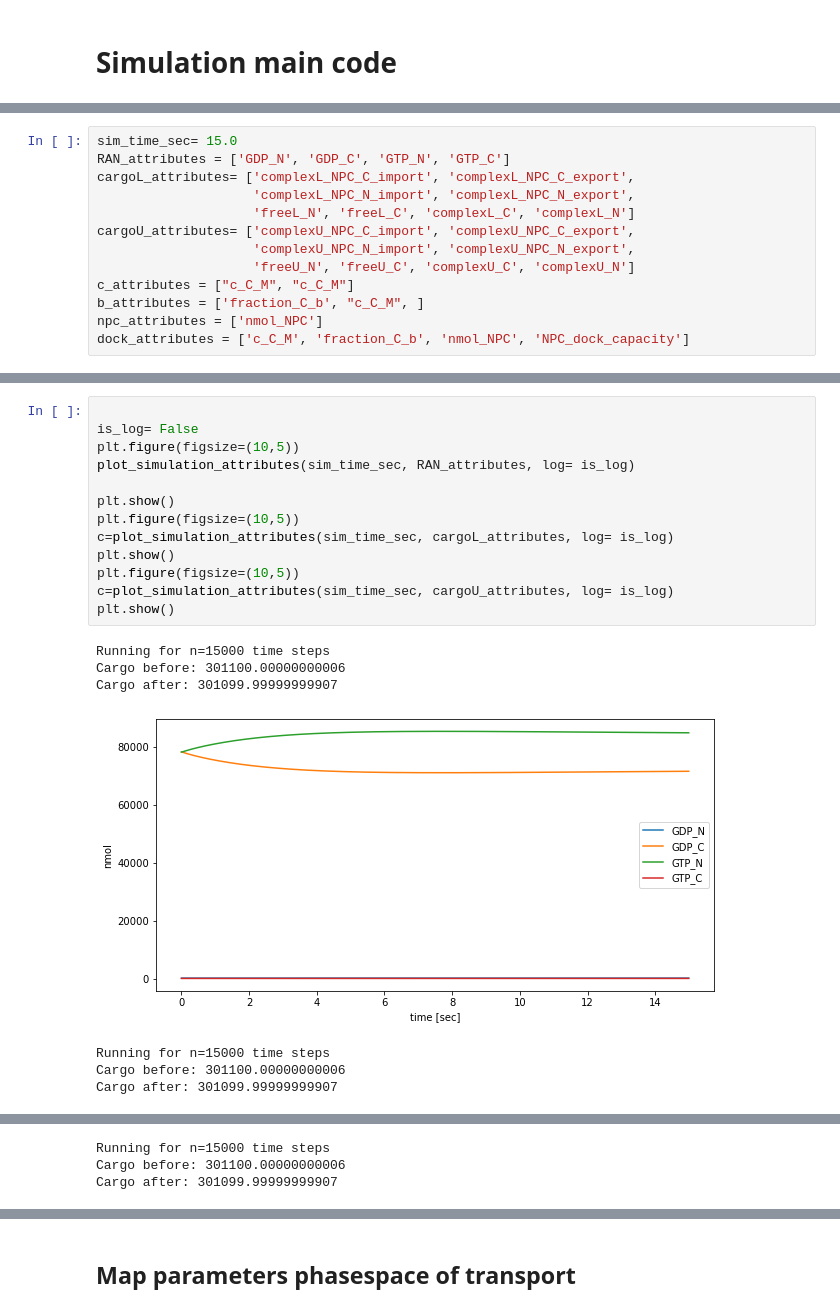
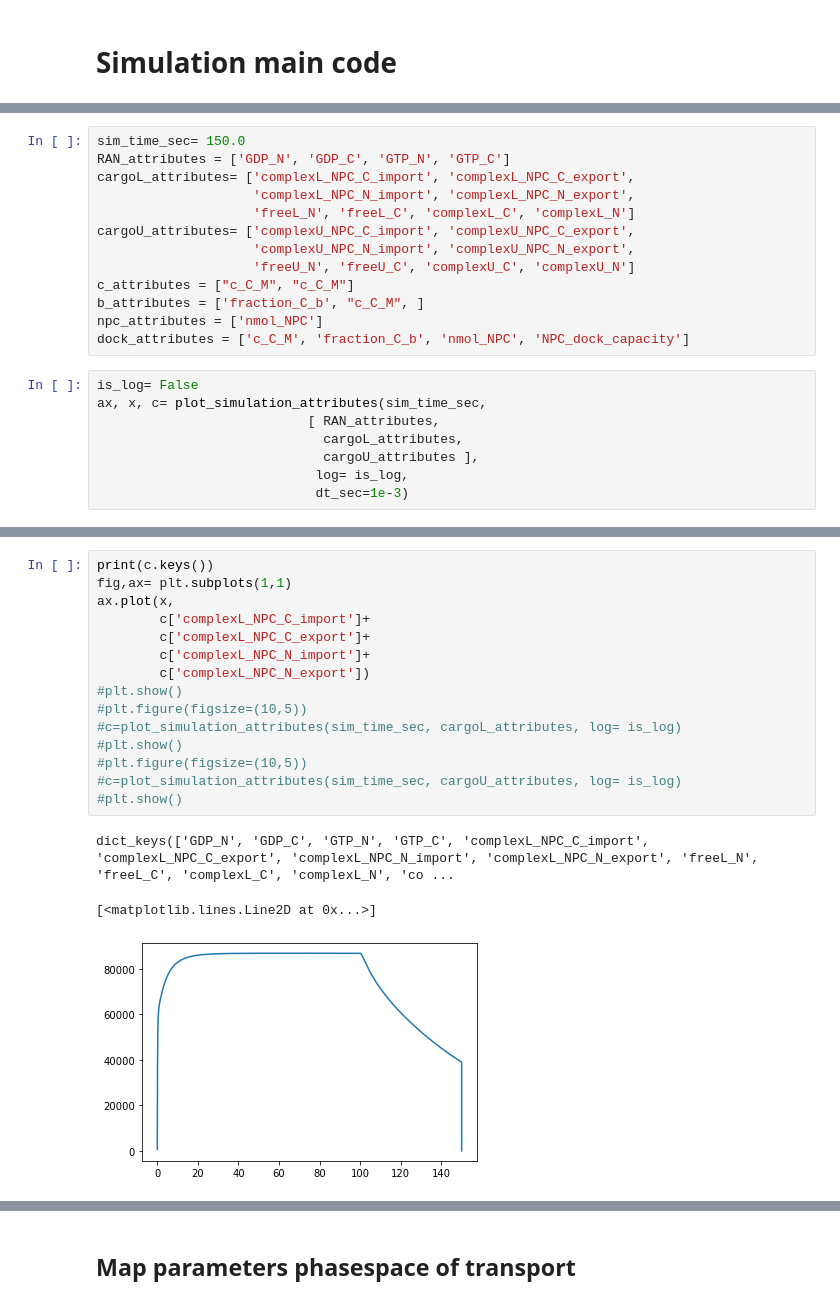
Before and after one commit to ravehlab/npctransport_kinetic, a Jupyter notebook: NPC_FLIP_simulations.ipynb, the cells around one changed output, grey strips where cells are left out. Drawn from its saved outputs; the diff is of its cells as text.

```diff
--- a/NPC_FLIP_simulations.ipynb
+++ b/NPC_FLIP_simulations.ipynb
@@ -97,5 +109,5 @@ def plot_simulation_attributes(sim_time_sec, attributes, n_skip=10, log=True, ax
 # %%
-sim_time_sec= 15.0
+sim_time_sec= 150.0
 RAN_attributes = ['GDP_N', 'GDP_C', 'GTP_N', 'GTP_C']
 cargoL_attributes= ['complexL_NPC_C_import', 'complexL_NPC_C_export',
                     'complexL_NPC_N_import', 'complexL_NPC_N_export',
@@ -107,3 +119,11 @@ c_attributes = ["c_C_M", "c_C_M"]
 b_attributes = ['fraction_C_b', "c_C_M", ]
 npc_attributes = ['nmol_NPC']
 dock_attributes = ['c_C_M', 'fraction_C_b', 'nmol_NPC', 'NPC_dock_capacity']
+# %%
+is_log= False
+ax, x, c= plot_simulation_attributes(sim_time_sec,
+                           [ RAN_attributes,
+                             cargoL_attributes,
+                             cargoU_attributes ],
+                            log= is_log,
+                            dt_sec=1e-3)
@@ -110,21 +138,19 @@ dock_attributes = ['c_C_M', 'fraction_C_b', 'nmol_NPC', 'NPC_dock_capacity']
 # %%
-
-is_log= False
-plt.figure(figsize=(10,5))
-plot_simulation_attributes(sim_time_sec, RAN_attributes, log= is_log)
-
-plt.show()
-plt.figure(figsize=(10,5))
-c=plot_simulation_attributes(sim_time_sec, cargoL_attributes, log= is_log)
-plt.show()
-plt.figure(figsize=(10,5))
-c=plot_simulation_attributes(sim_time_sec, cargoU_attributes, log= is_log)
-plt.show()
+print(c.keys())
+fig,ax= plt.subplots(1,1)
+ax.plot(x,
+        c['complexL_NPC_C_import']+
+        c['complexL_NPC_C_export']+
+        c['complexL_NPC_N_import']+
+        c['complexL_NPC_N_export'])
+#plt.show()
+#plt.figure(figsize=(10,5))
+#c=plot_simulation_attributes(sim_time_sec, cargoL_attributes, log= is_log)
+#plt.show()
+#plt.figure(figsize=(10,5))
+#c=plot_simulation_attributes(sim_time_sec, cargoU_attributes, log= is_log)
+#plt.show()
 # %% [output]
-Running for n=15000 time steps
-Cargo before: 301100.00000000006
-Cargo after: 301099.99999999907
+dict_keys(['GDP_N', 'GDP_C', 'GTP_N', 'GTP_C', 'complexL_NPC_C_import', 'complexL_NPC_C_export', 'complexL_NPC_N_import', 'complexL_NPC_N_export', 'freeL_N', 'freeL_C', 'complexL_C', 'complexL_N', 'co ...
+[<matplotlib.lines.Line2D at 0x...>]
-[figure, old version]
+[figure, new version]
-Running for n=15000 time steps
-Cargo before: 301100.00000000006
-Cargo after: 301099.99999999907
@@ -132,3 +156,0 @@ Cargo after: 301099.99999999907
-Running for n=15000 time steps
-Cargo before: 301100.00000000006
-Cargo after: 301099.99999999907
```
Also changed, not shown: parts of 10 cells of this notebook, 1 other file.
